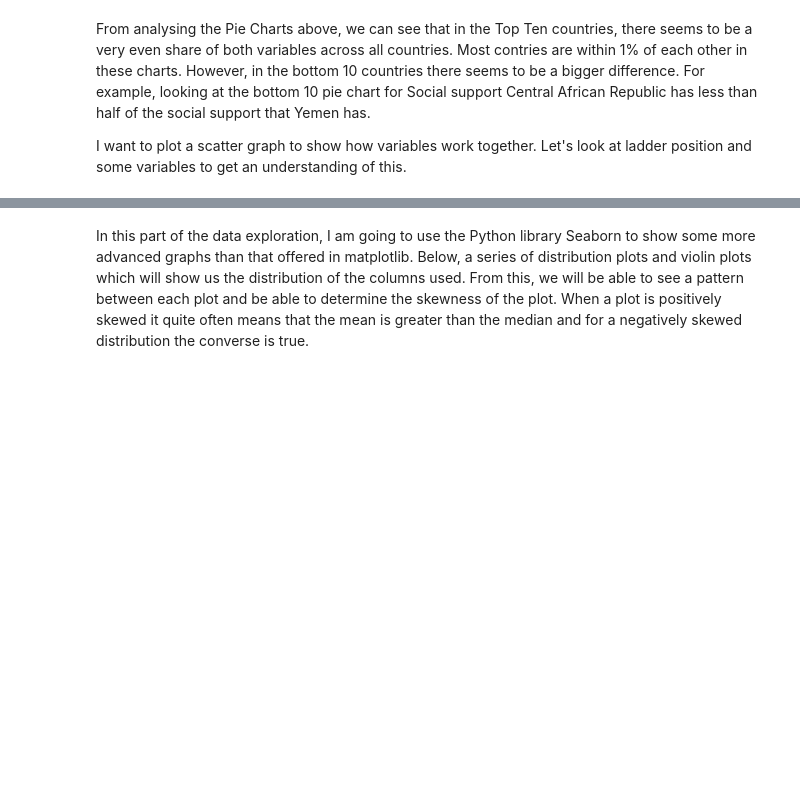
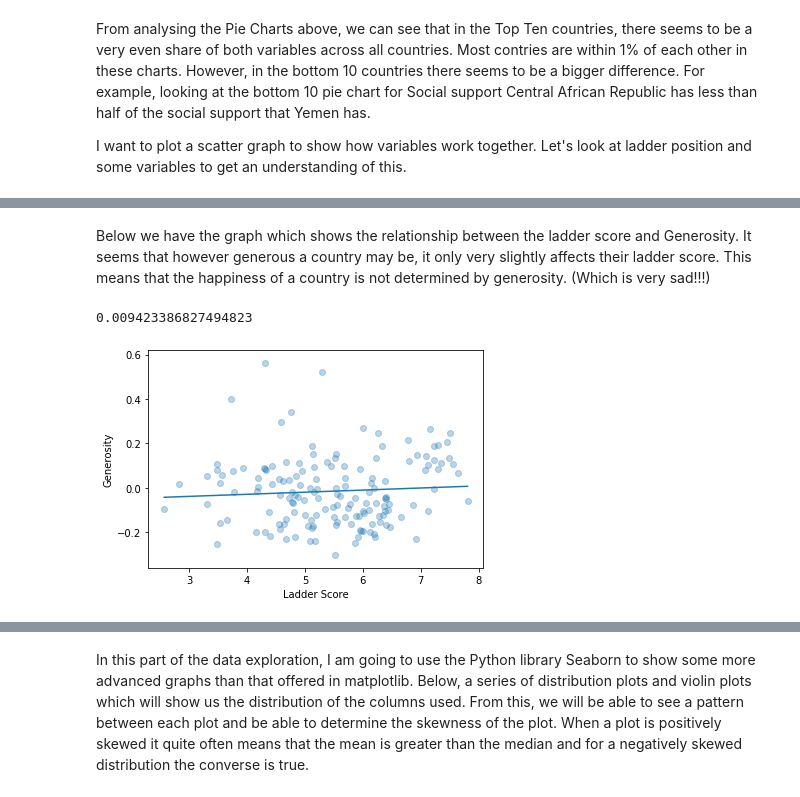
Before and after one commit to ax18031/ax18031_EMATM0048, a Jupyter notebook: Part3_folder/PART3.ipynb, the cells around one changed output, grey strips where cells are left out. Drawn from its saved outputs; the diff is of its cells as text; code cells hidden in the pictures; blank space fills up the shorter version.

```diff
--- a/Part3_folder/PART3.ipynb
+++ b/Part3_folder/PART3.ipynb
@@ -323,0 +349,14 @@ I want to plot a scatter graph to show how variables work together. Let's look a
+# %% [markdown]
+Below we have the graph which shows the relationship between the ladder score and Generosity. It seems that however generous a country may be, it only very slightly affects their ladder score. This means that the happiness of a country is not determined by generosity. (Which is very sad!!!)
+# %%
+x = df['Ladder score']
+y = df['Generosity']
+plt.xlabel('Ladder Score')
+plt.ylabel('Generosity')
+plt.scatter(x,y,alpha=0.3,cmap='viridis')
+m,b = np.polyfit(x,y,1)
+plt.plot(x, m*x + b)
+print(m)
+# %% [output]
+0.009423386827494823
+[figure, added]
```
Also changed, not shown: parts of 12 cells of this notebook.
